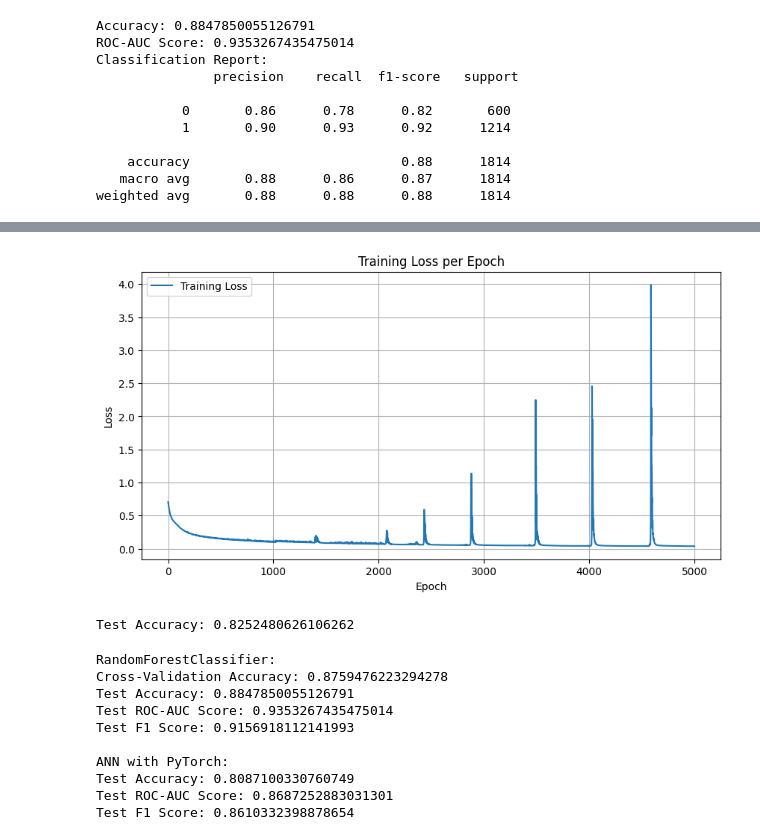
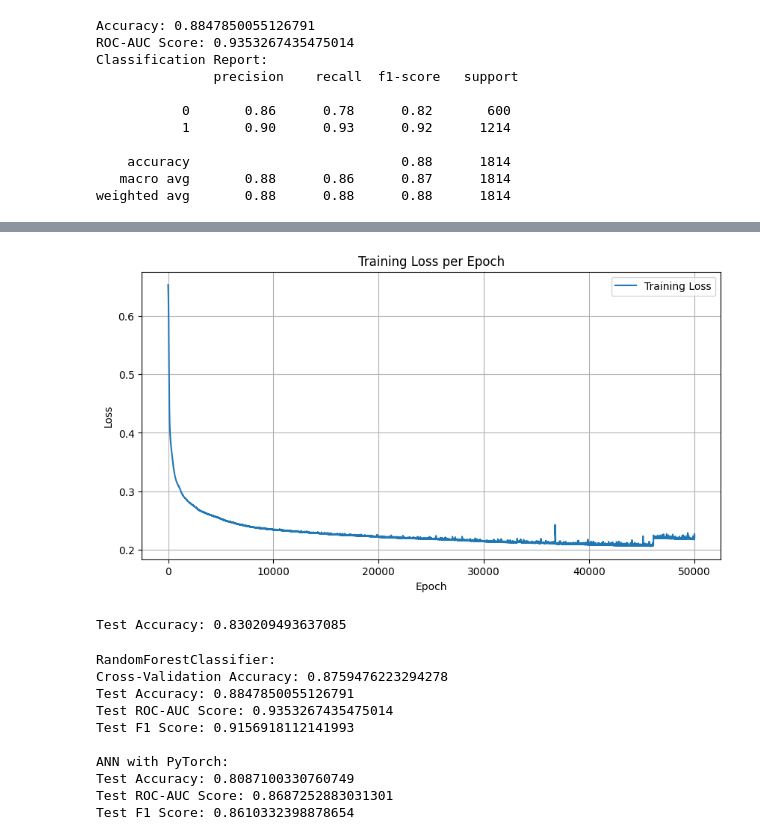
Before and after one commit to ch2kings/AirKING, a Jupyter notebook: DataAnalytics Hotel Booking.ipynb, the cells around one changed output, grey strips where cells are left out. Drawn from its saved outputs; the diff is of its cells as text; code cells hidden in the pictures.

```diff
--- a/DataAnalytics Hotel Booking.ipynb
+++ b/DataAnalytics Hotel Booking.ipynb
@@ -297,10 +297,11 @@ y_test = torch.tensor(y_test, dtype=torch.float32)
 class Net(nn.Module):
     def __init__(self):
         super(Net, self).__init__()
-        self.fc1 = nn.Linear(X_train.shape[1], 64)  # Number of features as input size
-        self.fc2 = nn.Linear(64, 32)
-        self.fc3 = nn.Linear(32, 32)  # Adding an extra layer with ReLU activation
-        self.fc4 = nn.Linear(32, 1)
+        self.fc1 = nn.Linear(X_train.shape[1], 16)  # Number of features as input size
+        self.fc2 = nn.Linear(16, 16)
+        self.fc3b = nn.Linear(16, 16)
+        self.fc3 = nn.Linear(16, 16)  # Adding an extra layer with ReLU activation
+        self.fc4 = nn.Linear(16, 1)
         self.relu = nn.ReLU()
         self.sigmoid = nn.Sigmoid()
 
@@ -308,17 +309,18 @@ class Net(nn.Module):
     def forward(self, x):
         x = self.relu(self.fc1(x))
         x = self.relu(self.fc2(x))
+        x = self.relu(self.fc3b(x))
         x = self.relu(self.fc3(x))  # Adding ReLU activation between fc2 and fc3
         x = self.sigmoid(self.fc4(x))
         return x
 
 # Initialize the model, optimizer, and loss function
 model = Net()
-optimizer = optim.Adam(model.parameters(), lr=0.004)
+optimizer = optim.Adam(model.parameters(), lr=0.001)
 criterion = nn.BCELoss()
 
 # Training Loop
-for epoch in range(5000):  # Number of epochs
+for epoch in range(50000):  # Number of epochs
     model.train()
     optimizer.zero_grad()
     output = model(X_train)
@@ -370,5 +372,5 @@ Epoch 4900, Loss: 0.03864158317446709
-[figure, old version]
+[figure, new version]
-Test Accuracy: 0.8252480626106262
+Test Accuracy: 0.830209493637085
 # %%
 import pandas as pd
 from sklearn.model_selection import train_test_split, cross_val_score
```
Also changed, not shown: parts of 3 cells of this notebook.
